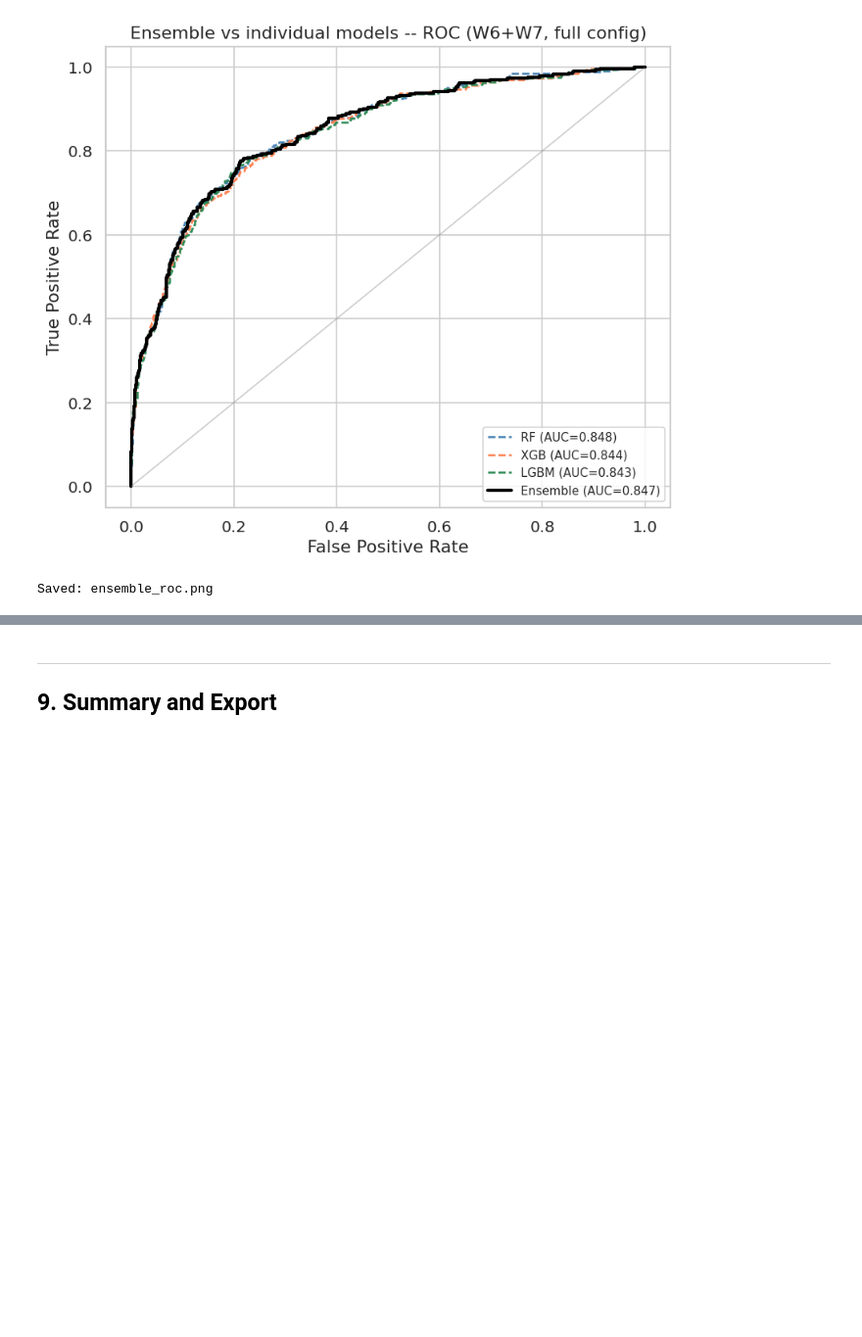
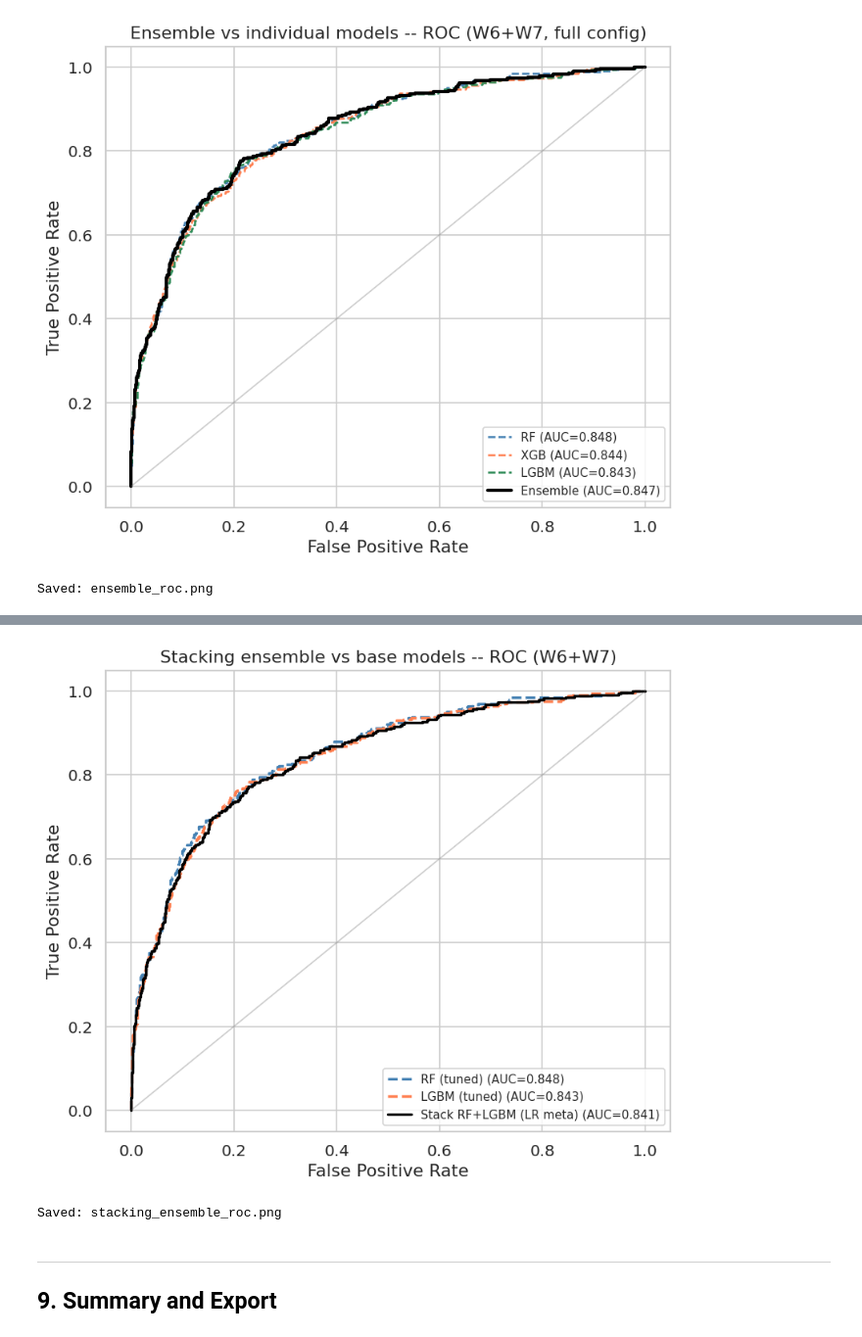
Before and after one commit to CHOC4HOL1C/elsa-depression-prediction, a Jupyter notebook: submission/ELSA_Depression_Prediction_Final_v2.ipynb, the cells around one changed output, grey strips where cells are left out. Shown at 98% size. Cells and saved outputs as stored; diff of their text form; code cells hidden in the pictures; blank space fills up the shorter version.

```diff
--- a/submission/ELSA_Depression_Prediction_Final_v2.ipynb
+++ b/submission/ELSA_Depression_Prediction_Final_v2.ipynb
@@ -1367,0 +1460,74 @@ Saved: ensemble_roc.png
+# %%
+from sklearn.ensemble import StackingClassifier
+
+arm_name = "W6+W7"
+best_cfg = best_config_for_arm(results_df, arm_name)
+cfg_cols = [c for c in build_configs(ARM_COLS[arm_name])[best_cfg]
+            if c in panel.columns]
+X_tr, X_te, y_tr, y_te = splits[arm_name]
+X_tr_c, X_te_c = X_tr[cfg_cols], X_te[cfg_cols]
+pw = int((y_tr == 0).sum() / (y_tr == 1).sum())
+
+# Base learners: RF and LGBM (more algorithmically distinct than RF + XGB)
+rf_base   = make_models(pw)["RF"]
+lgbm_base = make_models(pw)["LGBM"]
+
+stack = StackingClassifier(
+    estimators=[
+        ("rf",   rf_base),
+        ("lgbm", lgbm_base),
+    ],
+    final_estimator=LogisticRegression(
+        max_iter=1000, class_weight="balanced", random_state=SEED
+    ),
+    cv=5,
+    stack_method="predict_proba",
+    passthrough=False,
+    n_jobs=-1,
+)
+print("Fitting stacking ensemble (RF + LGBM base, LR meta)...")
+stack.fit(X_tr_c, y_tr)
+
+y_pred_s  = stack.predict(X_te_c)
+y_proba_s = stack.predict_proba(X_te_c)[:, 1]
+
+stack_metrics = {
+    "AUC":       round(roc_auc_score(y_te, y_proba_s),             4),
+    "F1_binary": round(f1_score(y_te, y_pred_s, average="binary"), 4),
+    "F1_macro":  round(f1_score(y_te, y_pred_s, average="macro"),  4),
+    "Recall":    round(recall_score(y_te, y_pred_s),               4),
+    "Precision": round(precision_score(y_te, y_pred_s),            4),
+}
+
+print("\n=== Stacking ensemble vs individual models (W6+W7 arm) ===\n")
+compare_rows = tuned_df[tuned_df["arm"] == arm_name][
+    ["model","AUC","F1_binary","F1_macro","Recall","Precision"]].copy()
+stack_row = pd.DataFrame([{"model":"Stack (RF+LGBM+LR meta)", **stack_metrics}])
+compare = pd.concat([compare_rows, stack_row], ignore_index=True)
+print(compare.to_string(index=False))
+compare.to_csv(RES_DIR/"stacking_ensemble.csv", index=False)
+
+# ROC overlay
+fig, ax = plt.subplots(figsize=(7, 6))
+rf_p   = tuned_store[(arm_name,"RF")][0].predict_proba(X_te_c)[:,1]
+lgbm_p = tuned_store[(arm_name,"LGBM")][0].predict_proba(X_te_c)[:,1]
+
+for label, y_p, col, ls in [
+    ("RF (tuned)",              rf_p,    "steelblue", "--"),
+    ("LGBM (tuned)",            lgbm_p,  "coral",     "--"),
+    ("Stack RF+LGBM (LR meta)", y_proba_s,"black",     "-"),
+]:
+    fpr, tpr, _ = roc_curve(y_te, y_p)
+    auc_v = roc_auc_score(y_te, y_p)
+    ax.plot(fpr, tpr, label=f"{label} (AUC={auc_v:.3f})",
+            color=col, lw=2, ls=ls)
+
+ax.plot([0,1],[0,1],"grey",alpha=0.4,lw=1)
+ax.set(xlabel="False Positive Rate", ylabel="True Positive Rate",
+       title="Stacking ensemble vs base models -- ROC (W6+W7)")
+ax.legend(loc="lower right", fontsize=9)
+plt.tight_layout()
+plt.savefig(FIG_DIRS["03_results"]/"stacking_ensemble_roc.png", bbox_inches="tight")
+plt.show()
+print("Saved: stacking_ensemble_roc.png")
+# %% [output]
@@ -1368,3 +1544,5 @@ Saved: ensemble_roc.png
+[figure, added]
+Saved: stacking_ensemble_roc.png
 # %% [markdown]
 ---
 ## 9. Summary and Export
```
Also changed, not shown: parts of 9 cells of this notebook, 25 other files.
